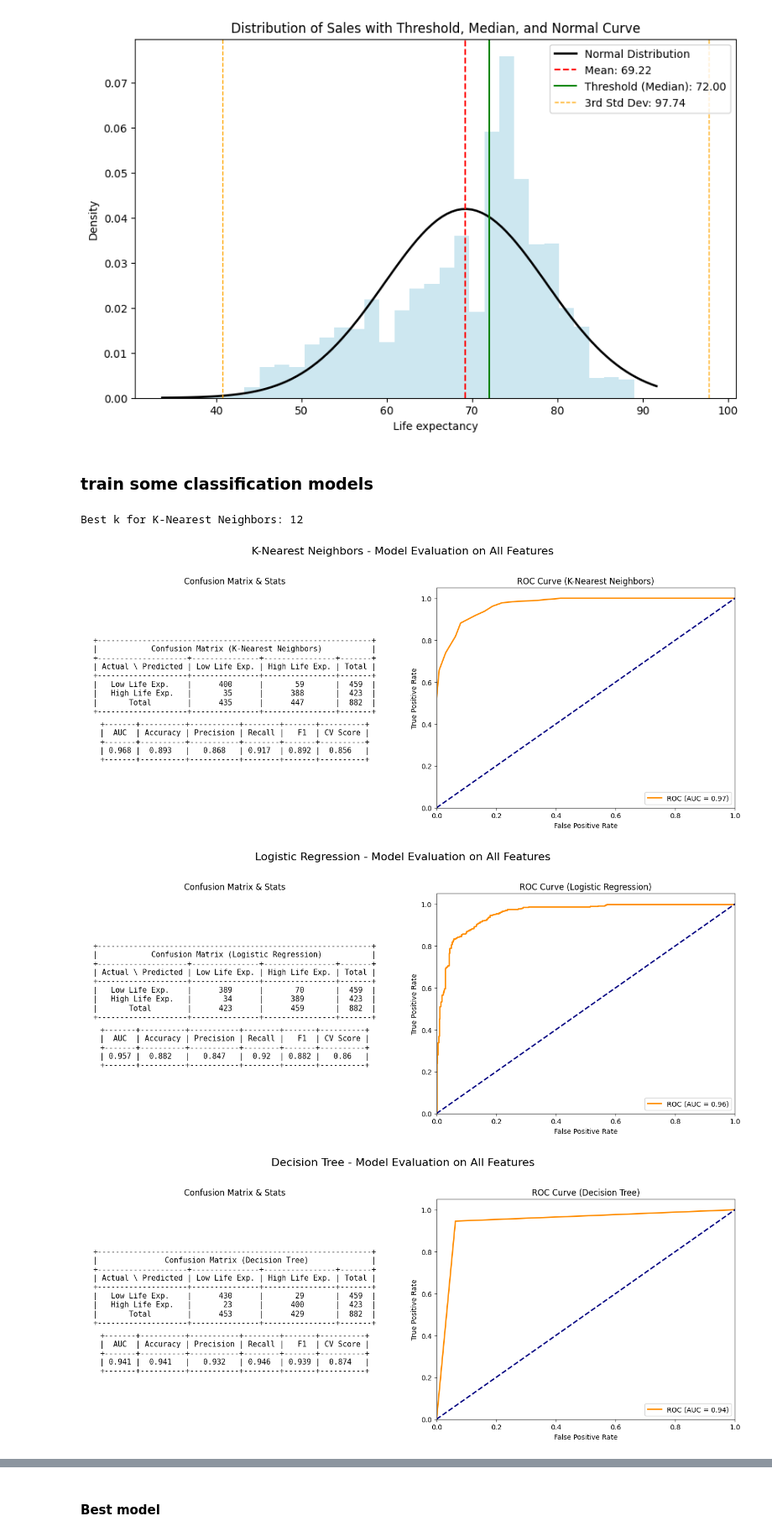
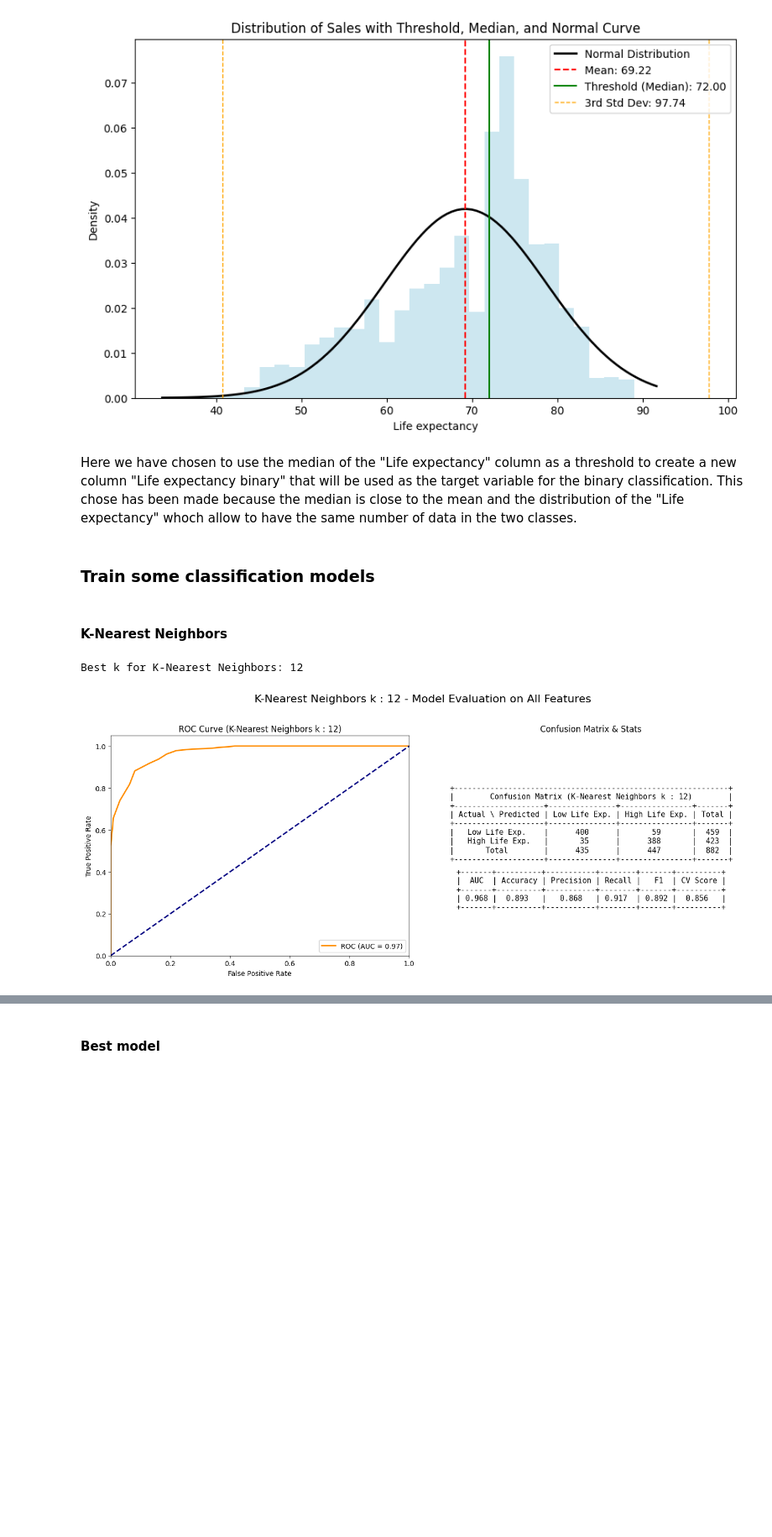
Before and after one commit to davidmarsoni/ml-project, a Jupyter notebook: Mini-Project/Mini-Project DM_ZF.ipynb, the cells around one changed output, grey strips where cells are left out. Shown at 84% size. Drawn from its saved outputs; the diff is of its cells as text; code cells hidden in the pictures; blank space fills up the shorter version.

```diff
--- a/Mini-Project/Mini-Project DM_ZF.ipynb
+++ b/Mini-Project/Mini-Project DM_ZF.ipynb
@@ -517,6 +532,9 @@ Name: count, dtype: int64
 [figure]
 # %%
 target_classified = df['High_Life_Expectancy']
+# %% [markdown]
+Here we have chosen to use the median of the "Life expectancy" column as a threshold to create a new column "Life expectancy binary" that will be used as the target variable for the binary classification.
+This chose has been made because the median is close to the mean and the distribution of the "Life expectancy" whoch allow to have the same number of data in the two classes.
 # %% [markdown]
-### train some classification models
+### Train some classification models
 # %%
@@ -626,29 +651,16 @@ def evaluate_classifier(model, model_name, classification_results, show_normaliz
 # %%
 # Create results DataFrame with model column
 classification_results = PrettyTable()
-classification_results.field_names = ['Feature', 'Model', 'Accuracy', 'Precision (sensitivity)', 'Recall (specificity)', 'F1', 'CV_Score']
+classification_results.field_names = ['Feature', 'Model','AUC', 'Accuracy', 'Precision (sensitivity)', 'Recall (specificity)', 'F1', 'CV_Score']
+# %% [markdown]
+#### K-Nearest Neighbors
 # %%
 # K-Nearest Neighbors
 result = find_best_k(features, target_classified, range(1, 21))
 print(f"Best k for K-Nearest Neighbors: {result[0]}")
 model = KNeighborsClassifier(n_neighbors=result[0])
-classification_results = evaluate_classifier(model, 'K-Nearest Neighbors', classification_results)
-# Logistic Regression
-model = LogisticRegression()
-classification_results = evaluate_classifier(model, 'Logistic Regression', classification_results)
-# Decision Tree
-model = DecisionTreeClassifier()
-classification_results = evaluate_classifier(model, 'Decision Tree', classification_results)
-# Random Forest
-from sklearn.ensemble import RandomForestClassifier
-model = RandomForestClassifier()
-classification_results = evaluate_classifier(model, 'Random Forest', classification_results)
-# naïve bayes
-from sklearn.naive_bayes import GaussianNB
-model = GaussianNB()
-classification_results = evaluate_classifier(model, 'Naive Bayes', classification_results)
+k_number_str = str(result[0])
+classification_results = evaluate_classifier(model, 'K-Nearest Neighbors k : ' + k_number_str , classification_results)
 # %% [output]
 Best k for K-Nearest Neighbors: 12
-[figure, old version]
+[figure, new version]
-[figure, removed]
-[figure, removed]
```
Also changed, not shown: parts of 51 cells of this notebook.
